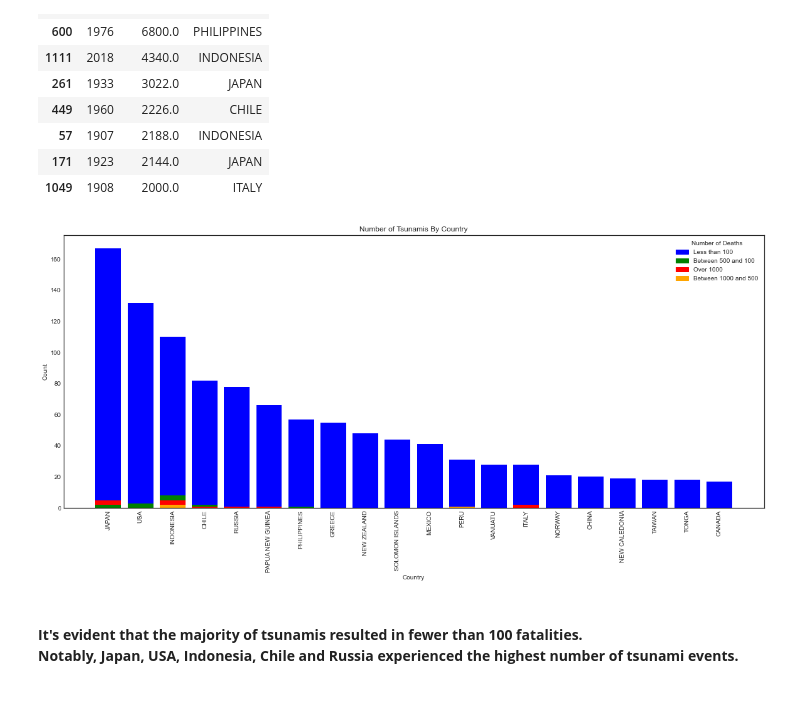
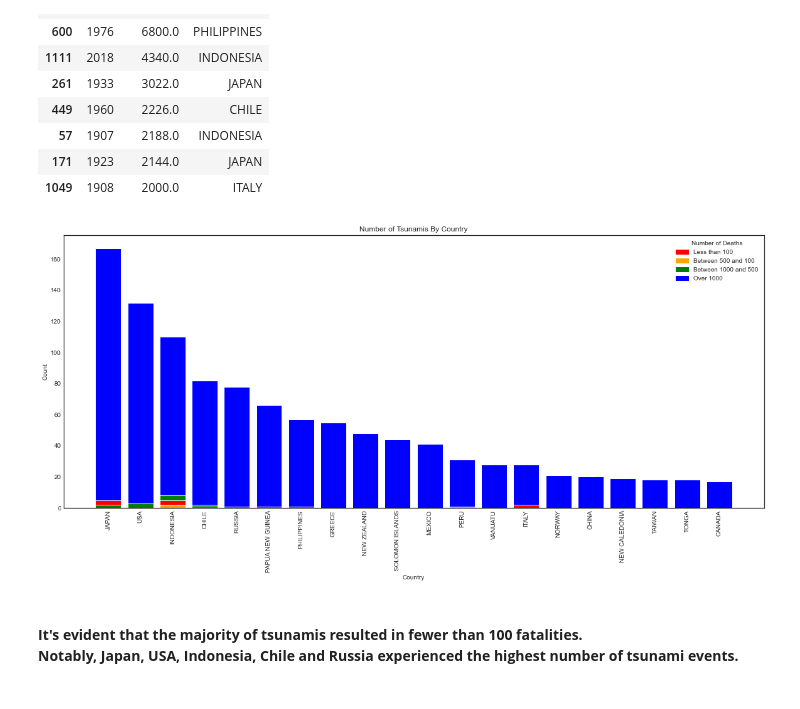
Before and after one commit to Mobrant/Tsunami, a Jupyter notebook: Tsunami analysis.ipynb, the cells around one changed output. Saved outputs shown, nothing was run; the diff lists cells and outputs as text; code cells hidden in the pictures.

```diff
--- a/Tsunami analysis.ipynb
+++ b/Tsunami analysis.ipynb
@@ -278,28 +278,36 @@ df['Deaths_grp'] = df['Deaths'].apply(cat_Deaths)
 # %%
 data_cnt_Country=df.groupby(['Country','Deaths_grp'])['Sr.no'].count().sort_values(ascending=False).reset_index()
 data_cnt_Country=data_cnt_Country.loc[data_cnt_Country['Country'].isin(df.groupby(['Country'])['Sr.no'].count().reset_index().nlargest(20,'Sr.no')['Country'])]
+
 color_mapping = {
-    'Less than 100': 'blue',
+    'Over 1000': 'red',
+    'Between 1000 and 500': 'orange',
     'Between 500 and 100': 'green',
-    'Between 1000 and 500': 'orange',
-    'Over 1000': 'red'
+    'Less than 100': 'blue'
 }
+
+
+# Reorder the 'Deaths_grp' values so that 'blue' is at the bottom
+data_cnt_Country['Deaths_grp'] = pd.Categorical(data_cnt_Country['Deaths_grp'], categories=color_mapping.keys(), ordered=True)
 
 fig, ax = plt.subplots(figsize=(20, 8))
 bars = ax.bar(data_cnt_Country['Country'], data_cnt_Country['Sr.no'], color=[color_mapping[group] for group in data_cnt_Country['Deaths_grp']])
 
 plt.xlabel('Country')
 plt.ylabel('Count')
 plt.title('Number of Tsunamis By Country')
 plt.xticks(rotation=90)
 
+# Reorder the legend labels
+legend_labels = data_cnt_Country['Deaths_grp'].cat.categories[::-1]
+
 # Create a legend for the color encoding
-handles = [plt.Rectangle((0, 0), 1, 1, color=color_mapping[group]) for group in data_cnt_Country['Deaths_grp'].unique()]
-labels = data_cnt_Country['Deaths_grp'].unique()
-ax.legend(handles, labels, title="Number of Deaths")
+handles = [plt.Rectangle((0, 0), 1, 1, color=color_mapping[group]) for group in np.flip(legend_labels)
+           ]
+ax.legend(handles, legend_labels, title="Number of Deaths")
 plt.show()
 # %% [output]
-[figure, old version]
+[figure, new version]
 # %% [markdown]
 <br>**It's evident that the majority of tsunamis resulted in fewer than 100 fatalities.
 Notably, Japan, USA, Indonesia, Chile and Russia experienced the highest number of tsunami events.**
```
Also changed, not shown: parts of 9 cells of this notebook.
